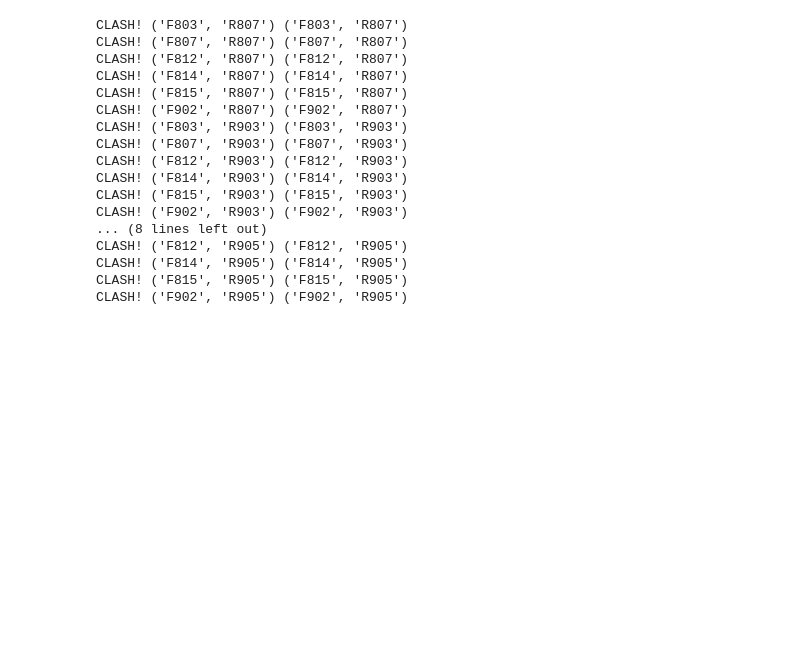
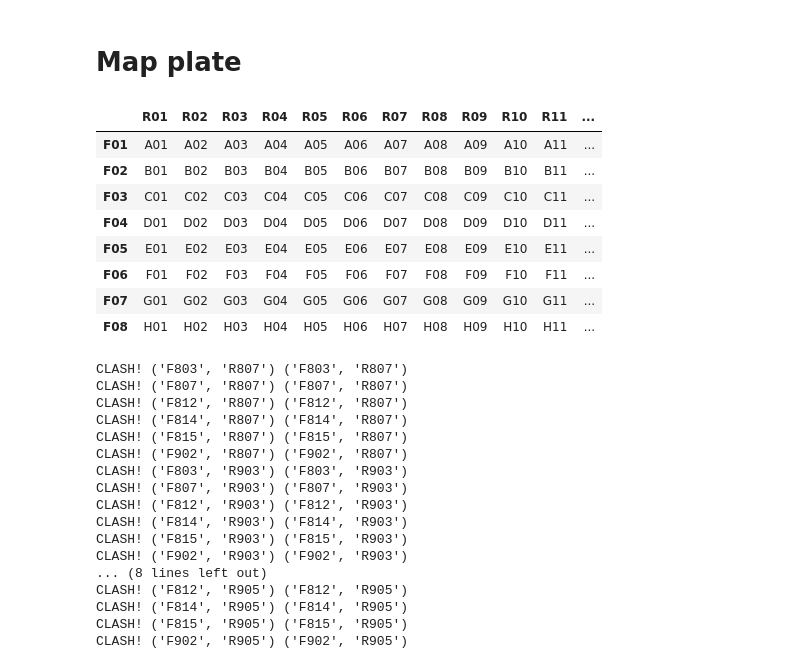
Before and after one commit to BioSpyder-Bioinformatics/notes-documentation, a Jupyter notebook: sample_sheet_code/check_flavours.ipynb, the cells around one changed output. Cells and saved outputs as stored; diff of their text form; code cells hidden in the pictures; blank space fills up the shorter version.

Commit message:
checkpoint, made dictionaries, now handling import 24-48 plates

```diff
--- a/sample_sheet_code/check_flavours.ipynb
+++ b/sample_sheet_code/check_flavours.ipynb
@@ -16,0 +223,2 @@ zipped_48 = list(zip(plate_48_index2_i5, plate_48_index_i7))
+# %% [markdown]
+# Map plate
@@ -17,3 +227,17 @@ zipped_48 = list(zip(plate_48_index2_i5, plate_48_index_i7))
+# %%
+mapping_plate_layout = pd.DataFrame.from_dict(plate_wells_mapping)
+# %%
+mapping_plate_layout
+# %% [output]
+|  | R01 | R02 | R03 | R04 | R05 | R06 | R07 | R08 | R09 | R10 | R11 | ... |
+| F01 | A01 | A02 | A03 | A04 | A05 | A06 | A07 | A08 | A09 | A10 | A11 | ... |
+| F02 | B01 | B02 | B03 | B04 | B05 | B06 | B07 | B08 | B09 | B10 | B11 | ... |
+| F03 | C01 | C02 | C03 | C04 | C05 | C06 | C07 | C08 | C09 | C10 | C11 | ... |
+| F04 | D01 | D02 | D03 | D04 | D05 | D06 | D07 | D08 | D09 | D10 | D11 | ... |
+| F05 | E01 | E02 | E03 | E04 | E05 | E06 | E07 | E08 | E09 | E10 | E11 | ... |
+| F06 | F01 | F02 | F03 | F04 | F05 | F06 | F07 | F08 | F09 | F10 | F11 | ... |
+| F07 | G01 | G02 | G03 | G04 | G05 | G06 | G07 | G08 | G09 | G10 | G11 | ... |
+| F08 | H01 | H02 | H03 | H04 | H05 | H06 | H07 | H08 | H09 | H10 | H11 | ... |
 # %%
 for flavour_24 in zipped_24:
     for flavour_48 in zipped_48:
```
Also changed, not shown: parts of 20 cells of this notebook, 7 other files.
